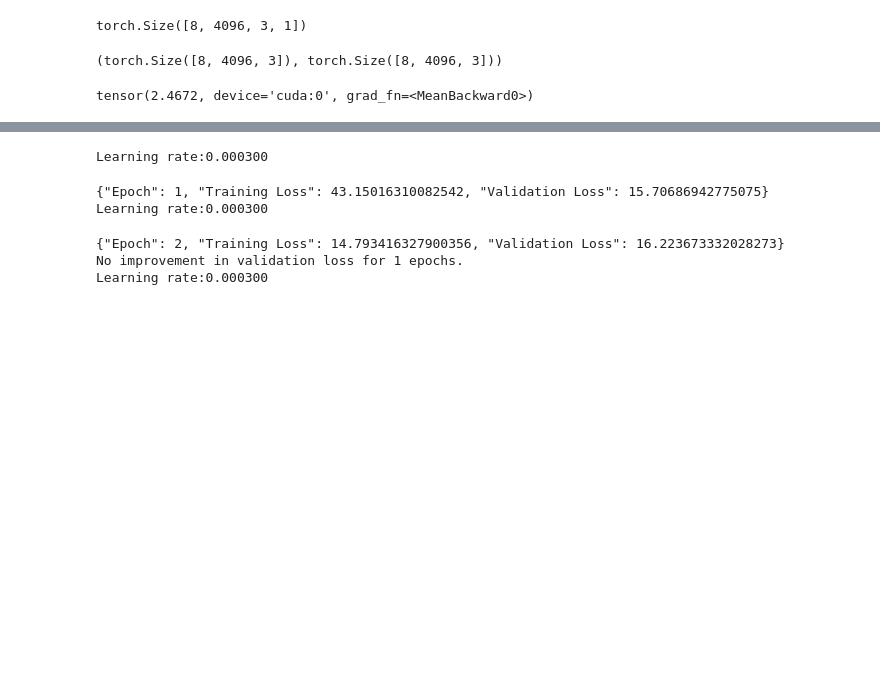
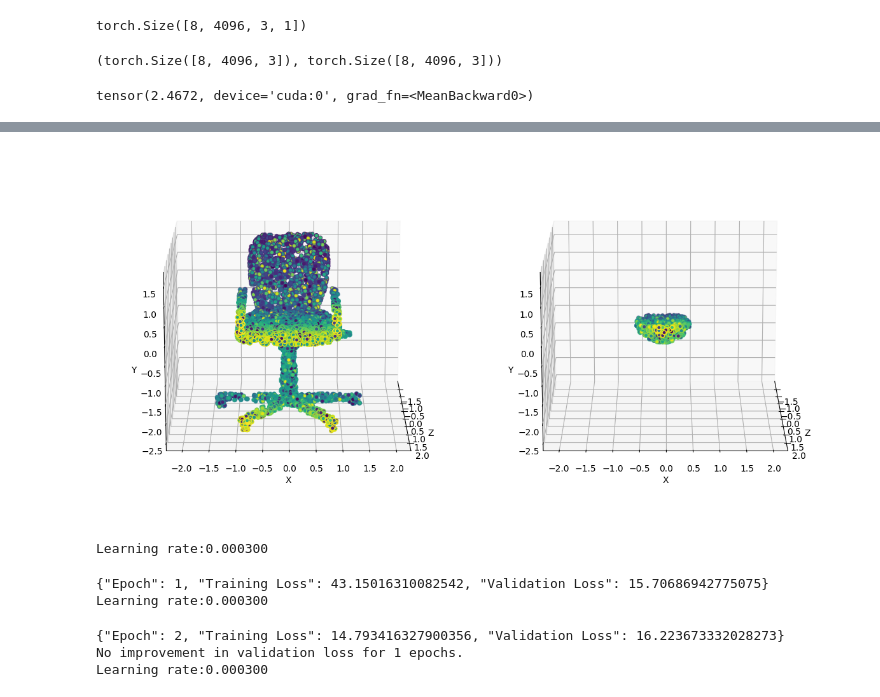
Before and after one commit to kristiyansakalyan/coarse-to-fine-shapes, a Jupyter notebook: train_PVCNN_Upsample-Noise-Global-Chair-Attention-Upsampler-Patch-Based.ipynb, the cells around one changed output, grey strips where cells are left out. Cells and saved outputs as stored; diff of their text form; code cells hidden in the pictures; blank space fills up the shorter version.

```diff
--- a/train_PVCNN_Upsample-Noise-Global-Chair-Attention-Upsampler-Patch-Based.ipynb
+++ b/train_PVCNN_Upsample-Noise-Global-Chair-Attention-Upsampler-Patch-Based.ipynb
@@ -212,3 +236,8 @@ torch.Size([16, 1074, 3])
+# %%
+INDEX = 3
+fig = visualize_pointcloud_eval(input[INDEX, ...], patched_input[INDEX, ...])
+# %% [output]
+[figure, added]
 # %%
 # TensorBoard Logging with model's name and current date
 current_time = datetime.now().strftime('%b%d_%H-%M-%S')
```
Also changed, not shown: parts of 16 cells of this notebook, 2 other files.
